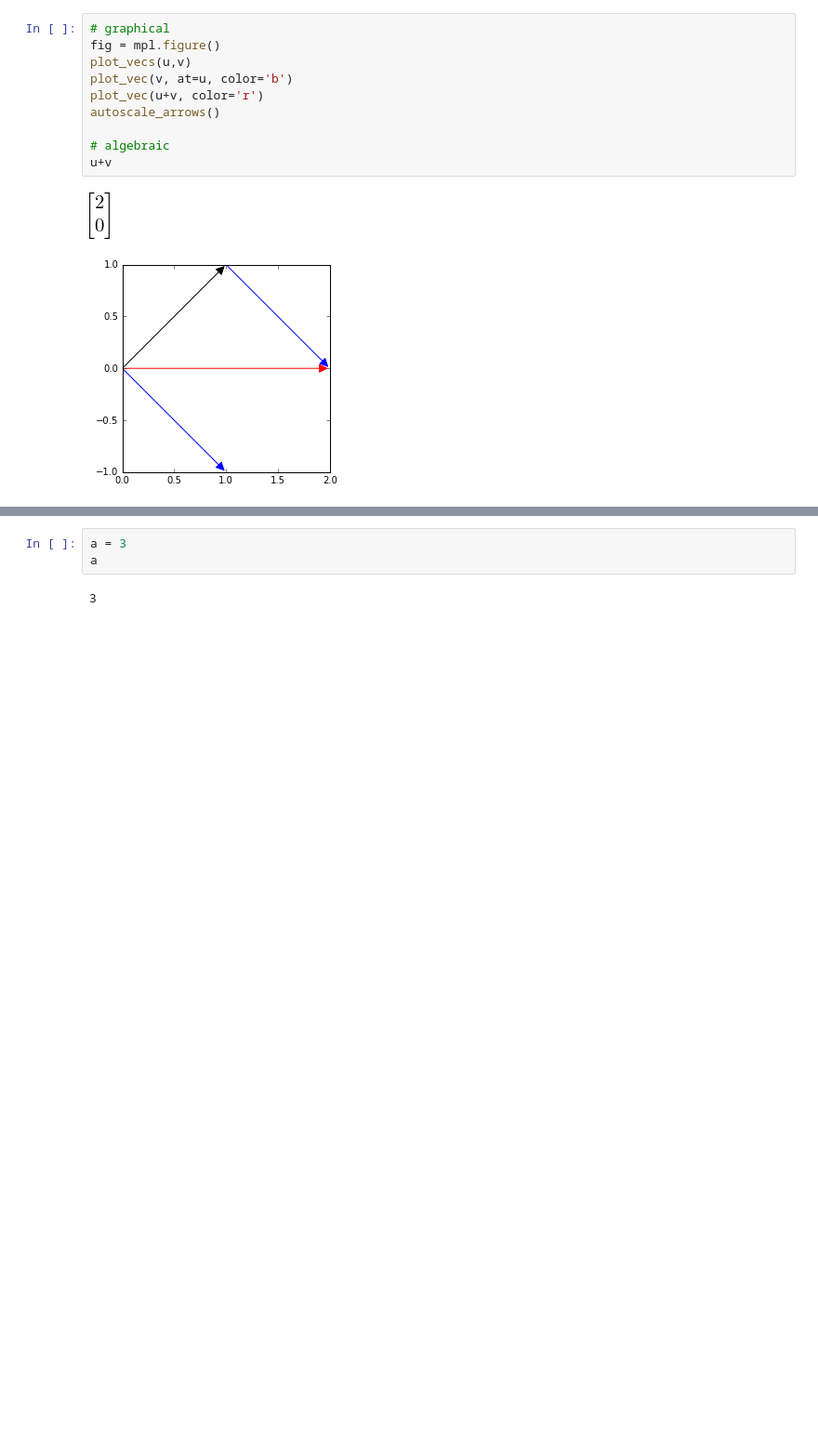
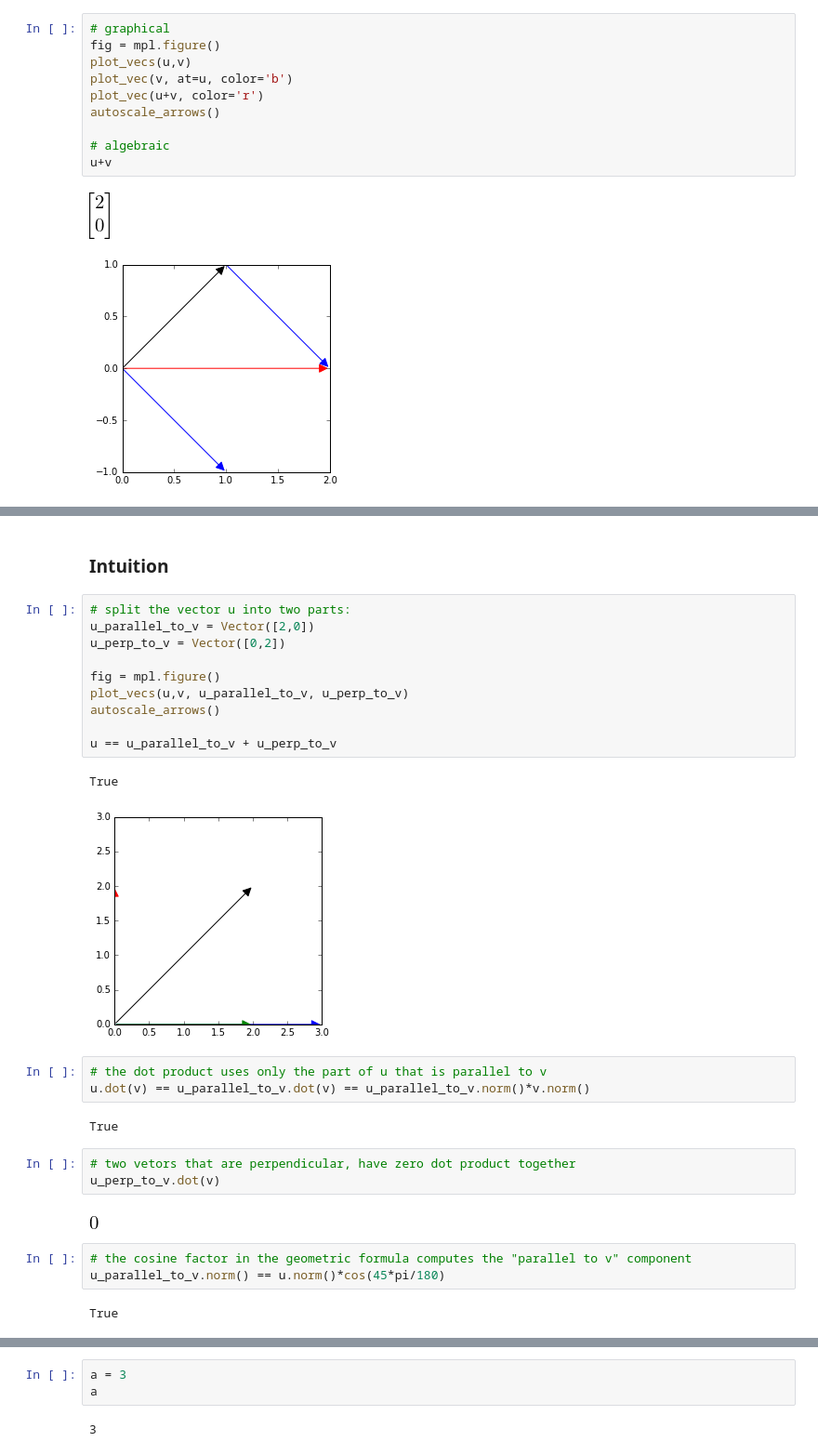
Before and after one commit to minireference/noBSLAnotebooks, a Jupyter notebook: Linear_algebra_overview.ipynb, the cells around one changed output, grey strips where cells are left out. Shown at 93% size. Cells and saved outputs as stored; diff of their text form; blank space fills up the shorter version.

```diff
--- a/Linear_algebra_overview.ipynb
+++ b/Linear_algebra_overview.ipynb
@@ -96,0 +148,30 @@ u+v
+# %% [markdown]
+### Intuition
+# %%
+# split the vector u into two parts:
+u_parallel_to_v = Vector([2,0])
+u_perp_to_v = Vector([0,2])
+
+fig = mpl.figure()
+plot_vecs(u,v, u_parallel_to_v, u_perp_to_v)
+autoscale_arrows()
+
+u == u_parallel_to_v + u_perp_to_v
+# %% [output]
+True
+[figure, added]
+# %%
+# the dot product uses only the part of u that is parallel to v
+u.dot(v) == u_parallel_to_v.dot(v) == u_parallel_to_v.norm()*v.norm()
+# %% [output]
+True
+# %%
+# two vetors that are perpendicular, have zero dot product together
+u_perp_to_v.dot(v)
+# %% [output]
+[figure, added]
+# %%
+# the cosine factor in the geometric formula computes the "parallel to v" component
+u_parallel_to_v.norm() == u.norm()*cos(45*pi/180)
+# %% [output]
+True
```
Also changed, not shown: parts of 56 cells of this notebook.
